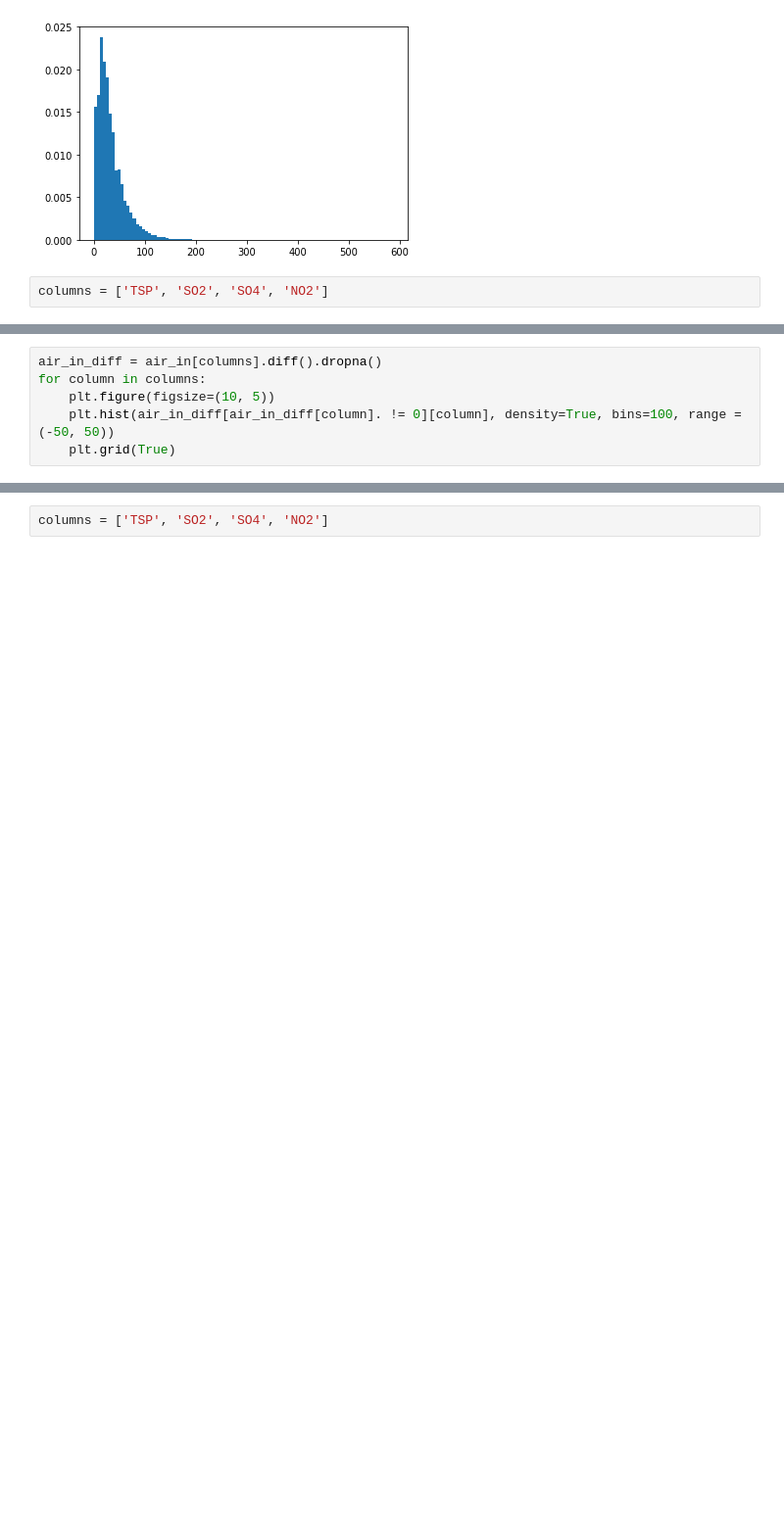
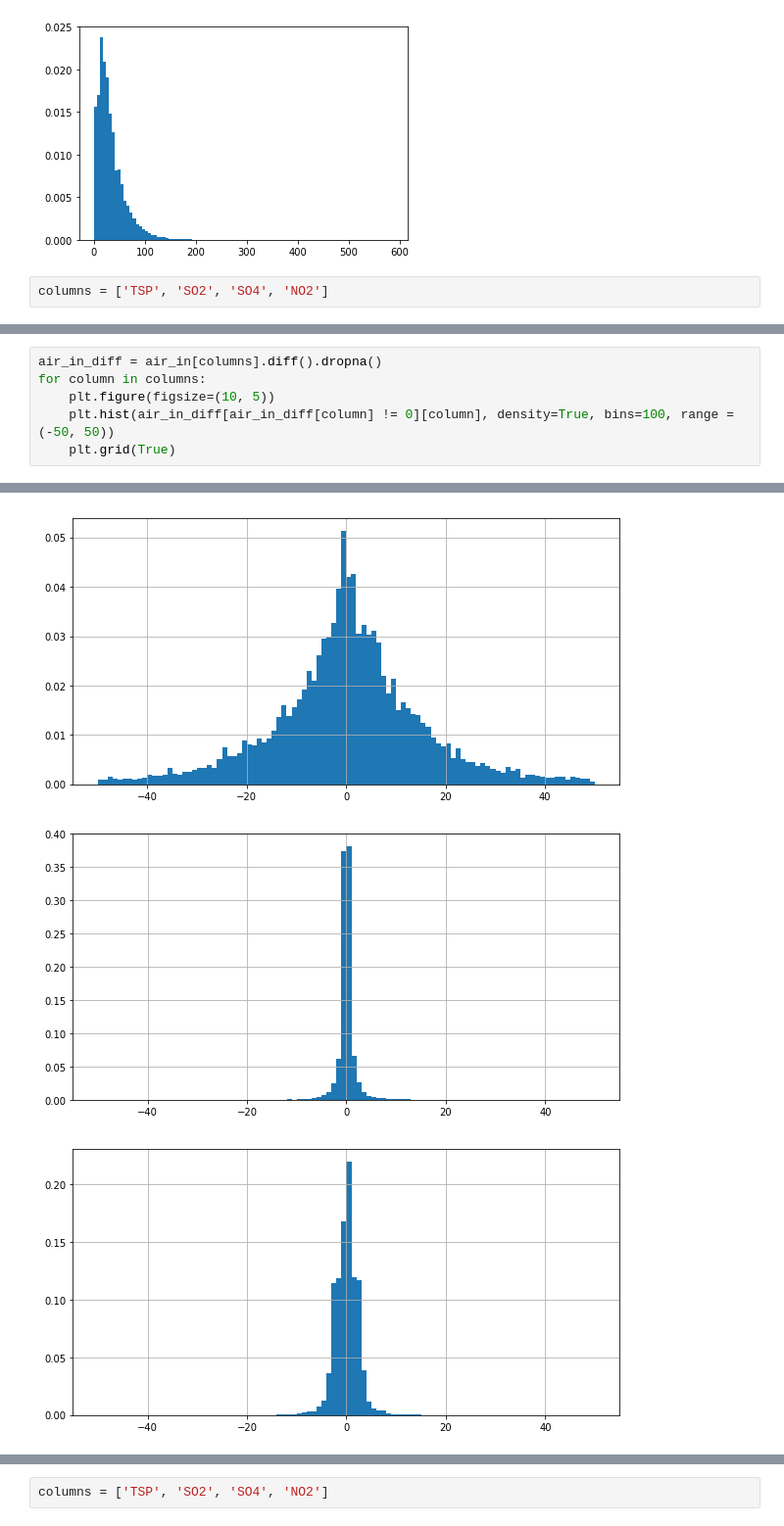
Before and after one commit to artemmaksimov/hometasks, a Jupyter notebook: kursach/kursach.ipynb, the cells around one changed output, grey strips where cells are left out. Shown at 98% size. Cells and saved outputs as stored; diff of their text form; blank space fills up the shorter version.

```diff
--- a/kursach/kursach.ipynb
+++ b/kursach/kursach.ipynb
@@ -201,6 +210,6 @@ for column in columns:
 air_in_diff = air_in[columns].diff().dropna()
 for column in columns:
     plt.figure(figsize=(10, 5))
-    plt.hist(air_in_diff[air_in_diff[column]. != 0][column], density=True, bins=100, range = (-50, 50))
+    plt.hist(air_in_diff[air_in_diff[column] != 0][column], density=True, bins=100, range = (-50, 50))
     plt.grid(True)
 # %% [output]
@@ -207,0 +216,3 @@ SyntaxError: invalid syntax (<ipython-input-17-f0a03934590f>, line 4)
+[figure, added]
+[figure, added]
+[figure, added]
```
Also changed, not shown: parts of 45 cells of this notebook, 3 other files.
